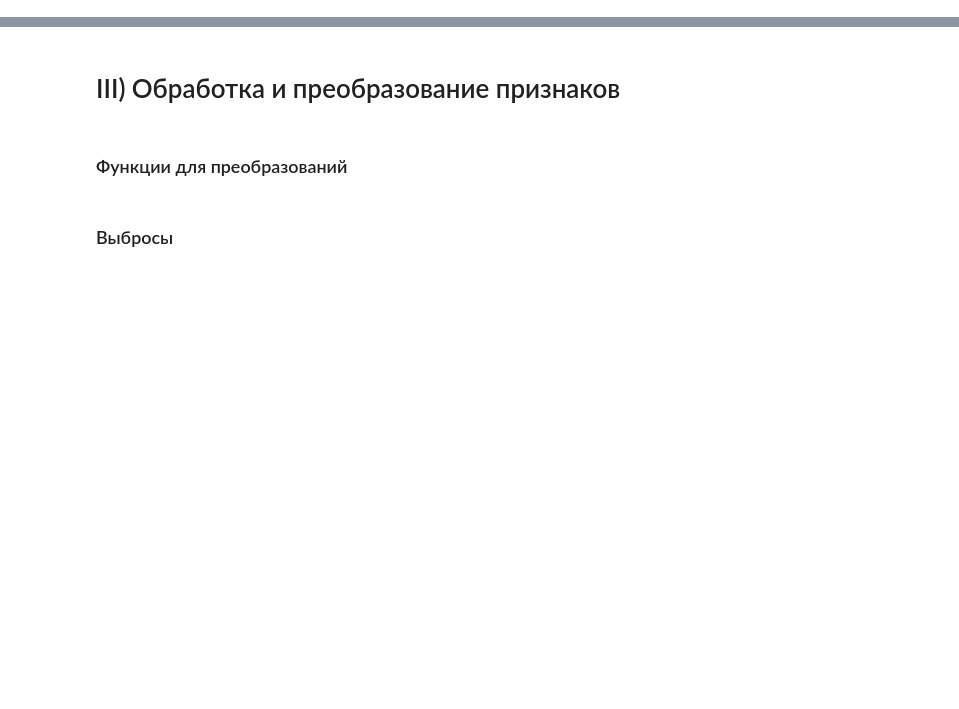
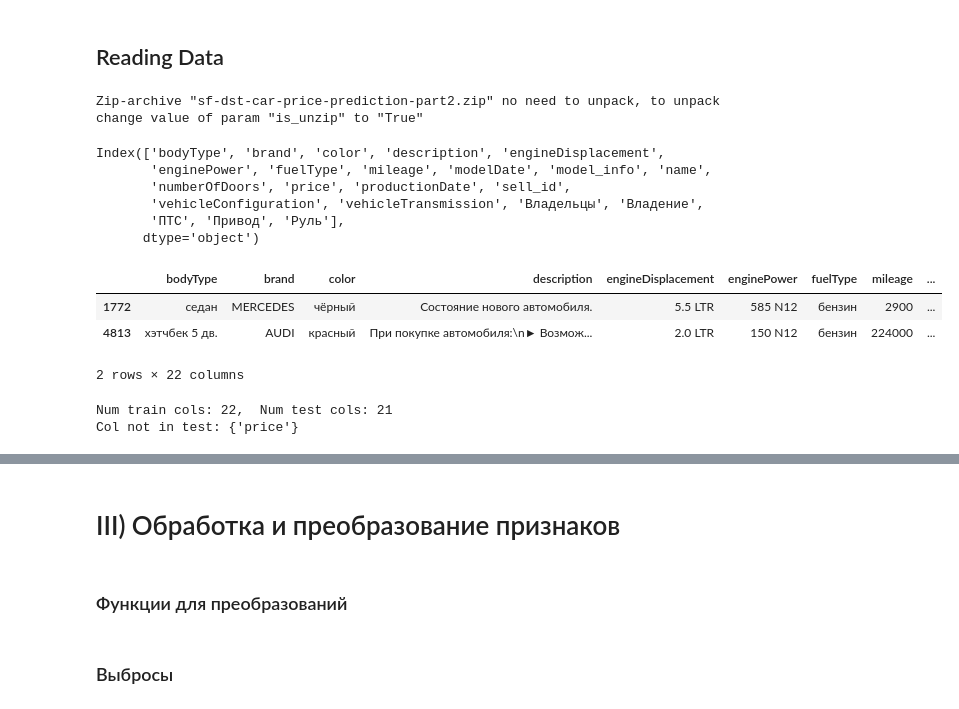
Before and after one commit to ostrebko/car_price, a Jupyter notebook: notebooks/02_Car_price_train_models.ipynb, the cells around one changed output, grey strips where cells are left out. Drawn from its saved outputs; the diff is of its cells as text; code cells hidden in the pictures; blank space fills up the shorter version.

Commit message:
renew cals naive models

```diff
--- a/notebooks/02_Car_price_train_models.ipynb
+++ b/notebooks/02_Car_price_train_models.ipynb
@@ -137,0 +71,47 @@ print(f"Точность наивной модели по метрике MAPE: {
+# %%
+# read defined params
+config = config_reader('../config/data_config.json')
+paths = create_paths(config)
+
+# fix RANDOM_SEED for repeating results
+RANDOM_SEED = config.RANDOM_SEED
+np.random.seed(RANDOM_SEED)
+# %% [markdown]
+## Reading Data
+# %%
+# unzip data
+is_unzip = False
+make_unzip(paths.PATH_TO_ZIP, paths.PATH_DATA, is_unzip=is_unzip)
+# %% [output]
+Zip-archive "sf-dst-car-price-prediction-part2.zip" no need to unpack, to unpack change value of param "is_unzip" to "True"
+# %%
+# Reading '.cvs' data files
+train = pd.read_csv(os.path.join(paths.PATH_DATA, 'train.csv'))
+test = pd.read_csv(os.path.join(paths.PATH_DATA, 'test.csv'))
+sample_submission = pd.read_csv(os.path.join(paths.PATH_DATA, 'sample_submission.csv'))
+
+# Let's look at the train data set columns
+print(train.columns)
+# %% [output]
+Index(['bodyType', 'brand', 'color', 'description', 'engineDisplacement',
+       'enginePower', 'fuelType', 'mileage', 'modelDate', 'model_info', 'name',
+       'numberOfDoors', 'price', 'productionDate', 'sell_id',
+       'vehicleConfiguration', 'vehicleTransmission', 'Владельцы', 'Владение',
+       'ПТС', 'Привод', 'Руль'],
+      dtype='object')
+# %%
+train.sample(2)
+# %% [output]
+|  | bodyType | brand | color | description | engineDisplacement | enginePower | fuelType | mileage | ... |
+| 1772 | седан | MERCEDES | чёрный | Состояние нового автомобиля. | 5.5 LTR | 585 N12 | бензин | 2900 | ... |
+| 4813 | хэтчбек 5 дв. | AUDI | красный | При покупке автомобиля:\n► Возмож... | 2.0 LTR | 150 N12 | бензин | 224000 | ... |
+2 rows × 22 columns
+# %%
+# Comparison of the number of columns in training and test datasets
+print(f'Num train cols: {len(train.columns)}, ', f'Num test cols: {len(test.columns)}')
+print(f'Col not in test: {set(train.columns) - set(test.columns)}')
+
+# Col with name 'price' - its a target
+# %% [output]
+Num train cols: 22,  Num test cols: 21
+Col not in test: {'price'}
```
Also changed, not shown: parts of 31 cells of this notebook.
